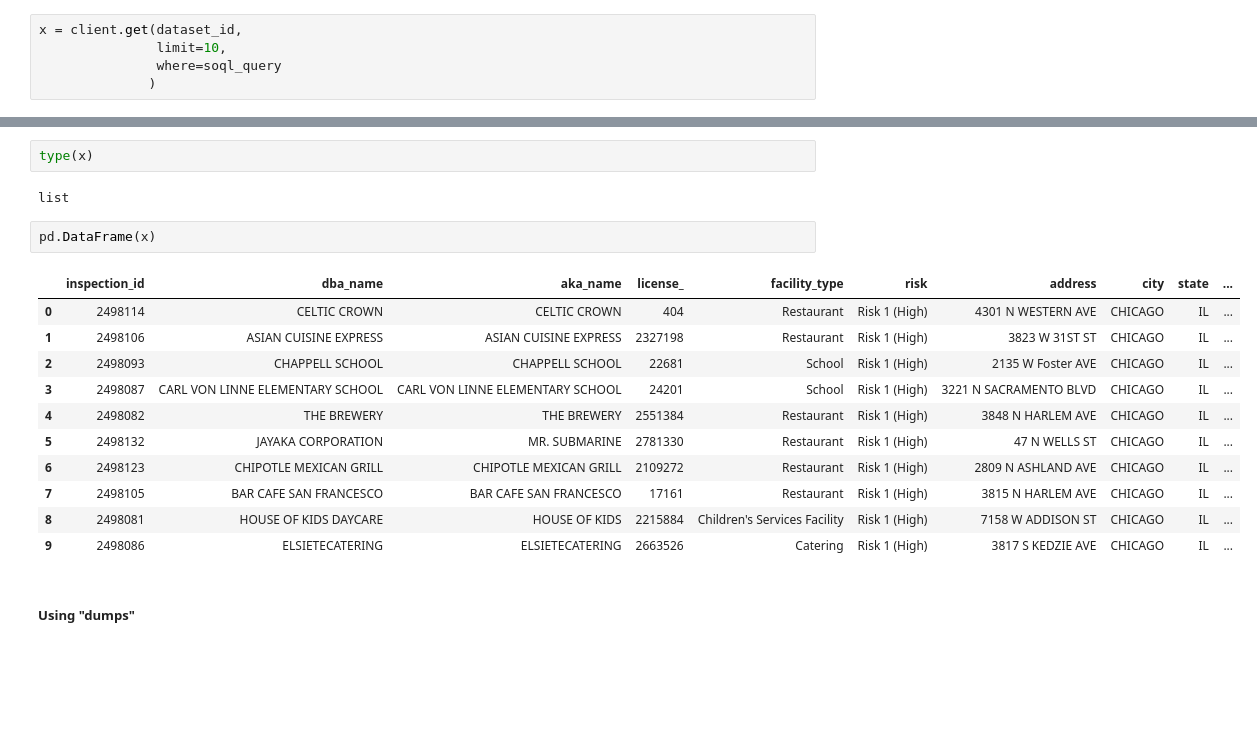
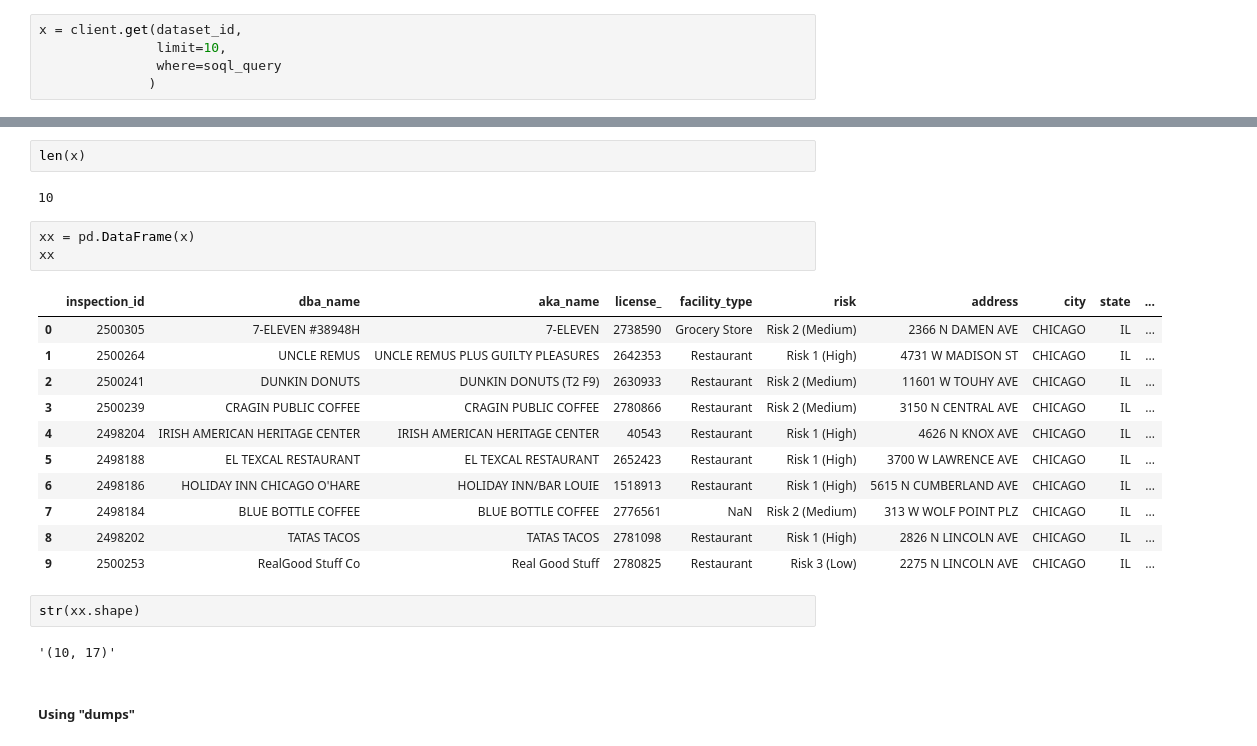
Before and after one commit to santibatte/dpa_2021, a Jupyter notebook: _robdir/rob_sandbox.ipynb, the cells around one changed output, grey strips where cells are left out. Drawn from its saved outputs; the diff is of its cells as text; blank space fills up the shorter version.

```diff
--- a/_robdir/rob_sandbox.ipynb
+++ b/_robdir/rob_sandbox.ipynb
@@ -305,21 +230,26 @@ x
 # %%
-type(x)
+len(x)
 # %% [output]
-list
+10
 # %%
-pd.DataFrame(x)
+xx = pd.DataFrame(x)
+xx
 # %% [output]
 |  | inspection_id | dba_name | aka_name | license_ | facility_type | risk | address | city | state | ... |
-| 0 | 2498114 | CELTIC CROWN | CELTIC CROWN | 404 | Restaurant | Risk 1 (High) | 4301 N WESTERN AVE | CHICAGO | IL | ... |
-| 1 | 2498106 | ASIAN CUISINE EXPRESS | ASIAN CUISINE EXPRESS | 2327198 | Restaurant | Risk 1 (High) | 3823 W 31ST ST | CHICAGO | IL | ... |
-| 2 | 2498093 | CHAPPELL SCHOOL | CHAPPELL SCHOOL | 22681 | School | Risk 1 (High) | 2135 W Foster AVE | CHICAGO | IL | ... |
-| 3 | 2498087 | CARL VON LINNE ELEMENTARY SCHOOL | CARL VON LINNE ELEMENTARY SCHOOL | 24201 | School | Risk 1 (High) | 3221 N SACRAMENTO BLVD | CHICAGO | IL | ... |
-| 4 | 2498082 | THE BREWERY | THE BREWERY | 2551384 | Restaurant | Risk 1 (High) | 3848 N HARLEM AVE | CHICAGO | IL | ... |
-| 5 | 2498132 | JAYAKA CORPORATION | MR. SUBMARINE | 2781330 | Restaurant | Risk 1 (High) | 47 N WELLS ST | CHICAGO | IL | ... |
-| 6 | 2498123 | CHIPOTLE MEXICAN GRILL | CHIPOTLE MEXICAN GRILL | 2109272 | Restaurant | Risk 1 (High) | 2809 N ASHLAND AVE | CHICAGO | IL | ... |
-| 7 | 2498105 | BAR CAFE SAN FRANCESCO | BAR CAFE SAN FRANCESCO | 17161 | Restaurant | Risk 1 (High) | 3815 N HARLEM AVE | CHICAGO | IL | ... |
-| 8 | 2498081 | HOUSE OF KIDS DAYCARE | HOUSE OF KIDS | 2215884 | Children's Services Facility | Risk 1 (High) | 7158 W ADDISON ST | CHICAGO | IL | ... |
-| 9 | 2498086 | ELSIETECATERING | ELSIETECATERING | 2663526 | Catering | Risk 1 (High) | 3817 S KEDZIE AVE | CHICAGO | IL | ... |
+| 0 | 2500305 | 7-ELEVEN #38948H | 7-ELEVEN | 2738590 | Grocery Store | Risk 2 (Medium) | 2366 N DAMEN AVE | CHICAGO | IL | ... |
+| 1 | 2500264 | UNCLE REMUS | UNCLE REMUS PLUS GUILTY PLEASURES | 2642353 | Restaurant | Risk 1 (High) | 4731 W MADISON ST | CHICAGO | IL | ... |
+| 2 | 2500241 | DUNKIN DONUTS | DUNKIN DONUTS (T2 F9) | 2630933 | Restaurant | Risk 2 (Medium) | 11601 W TOUHY AVE | CHICAGO | IL | ... |
+| 3 | 2500239 | CRAGIN PUBLIC COFFEE | CRAGIN PUBLIC COFFEE | 2780866 | Restaurant | Risk 2 (Medium) | 3150 N CENTRAL AVE | CHICAGO | IL | ... |
+| 4 | 2498204 | IRISH AMERICAN HERITAGE CENTER | IRISH AMERICAN HERITAGE CENTER | 40543 | Restaurant | Risk 1 (High) | 4626 N KNOX AVE | CHICAGO | IL | ... |
+| 5 | 2498188 | EL TEXCAL RESTAURANT | EL TEXCAL RESTAURANT | 2652423 | Restaurant | Risk 1 (High) | 3700 W LAWRENCE AVE | CHICAGO | IL | ... |
+| 6 | 2498186 | HOLIDAY INN CHICAGO O'HARE | HOLIDAY INN/BAR LOUIE | 1518913 | Restaurant | Risk 1 (High) | 5615 N CUMBERLAND AVE | CHICAGO | IL | ... |
+| 7 | 2498184 | BLUE BOTTLE COFFEE | BLUE BOTTLE COFFEE | 2776561 | NaN | Risk 2 (Medium) | 313 W WOLF POINT PLZ | CHICAGO | IL | ... |
+| 8 | 2498202 | TATAS TACOS | TATAS TACOS | 2781098 | Restaurant | Risk 1 (High) | 2826 N LINCOLN AVE | CHICAGO | IL | ... |
+| 9 | 2500253 | RealGood Stuff Co | Real Good Stuff | 2780825 | Restaurant | Risk 3 (Low) | 2275 N LINCOLN AVE | CHICAGO | IL | ... |
+# %%
+str(xx.shape)
+# %% [output]
+'(10, 17)'
 # %% [markdown]
 ##### Using "dumps"
 # %%
```
Also changed, not shown: parts of 21 cells of this notebook.
